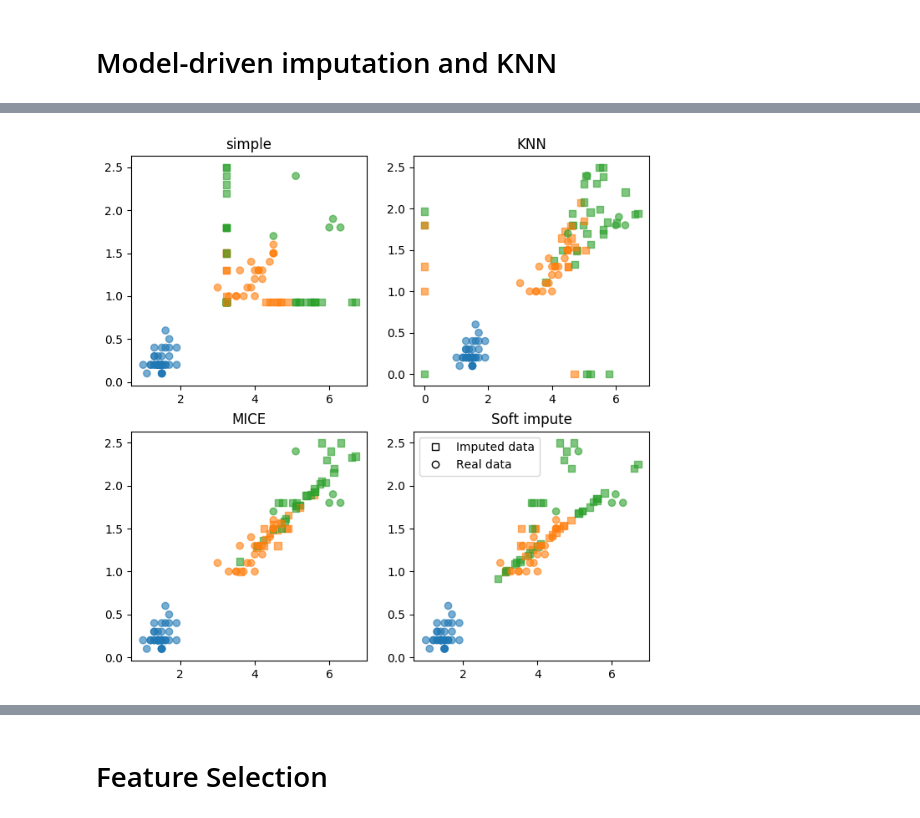
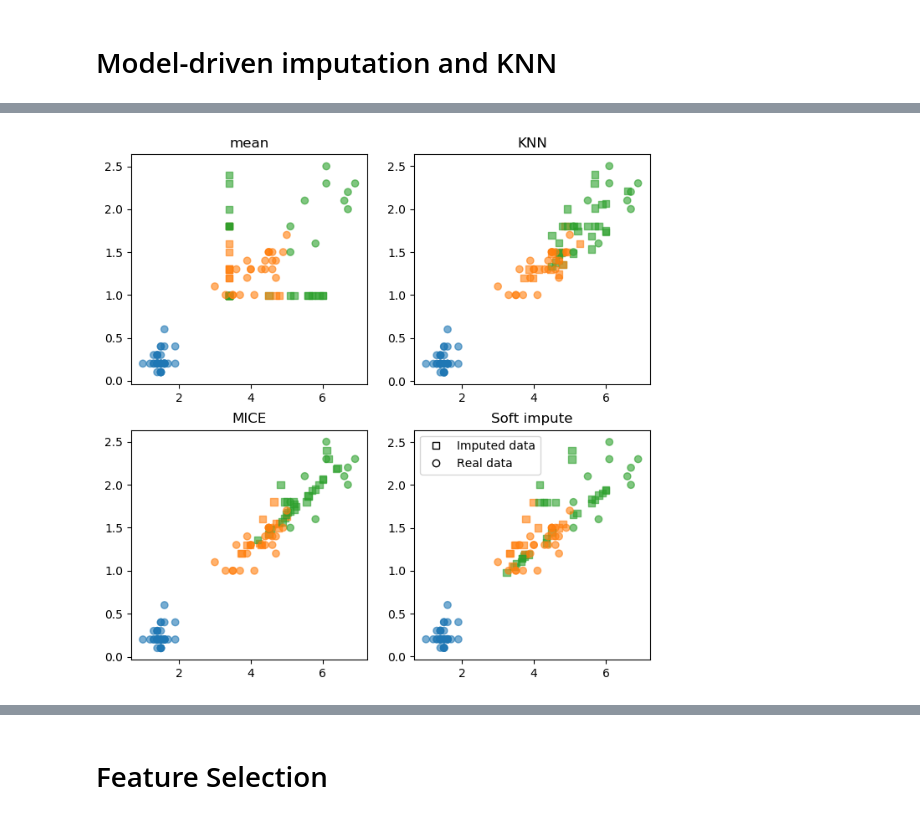
Before and after one commit to amueller/COMS4995-s18, a Jupyter notebook: slides/aml-08-021218-imputation-feature-selection/aml-08-imputation-feature-selection.ipynb, the cells around one changed output, grey strips where cells are left out. Cells and saved outputs as stored; diff of their text form; code cells hidden in the pictures.

Commit message:
rerun 08 notebook (with fixed fancyimpute bug)

```diff
--- a/slides/aml-08-021218-imputation-feature-selection/aml-08-imputation-feature-selection.ipynb
+++ b/slides/aml-08-021218-imputation-feature-selection/aml-08-imputation-feature-selection.ipynb
@@ -3,7 +3,8 @@ import numpy as np
 import matplotlib.pyplot as plt
 import pandas as pd
 % matplotlib inline
-plt.rcParams["figure.dpi"] = 300
+plt.rcParams["savefig.dpi"] = 300
+plt.rcParams["savefig.bbox"] = 'tight'
 # %%
 from sklearn.datasets import load_iris
 from sklearn.utils import shuffle
@@ -313,11 +310,12 @@ X_train_fancy_mice = fancyimpute.MICE(verbose=0).complete(X_train)
 X_train_fancy_si = fancyimpute.SoftImpute(verbose=0).complete(X_train)
 # %%
 fig, axes = plt.subplots(2, 2, figsize=(8, 8), dpi=100)
-for ax, name, X_imp in zip(axes.ravel(), ["simple", "KNN", "MICE", "Soft impute"],
+for ax, name, X_imp in zip(axes.ravel(), ["mean", "KNN", "MICE", "Soft impute"],
                            [X_train_fancy_simple, X_train_fancy_knn, X_train_fancy_mice, X_train_fancy_si]):
     plot_imputation(X_imp, name, ax=ax)
+plt.savefig("images/fancy_impute_comparison.png")
 # %% [output]
-[figure, old version]
+[figure, new version]
 # %%
 mice = fancyimpute.MICE(verbose=0)
 X_train_fancy_mice = mice.complete(X_train)
```
Also changed, not shown: parts of 29 cells of this notebook.
